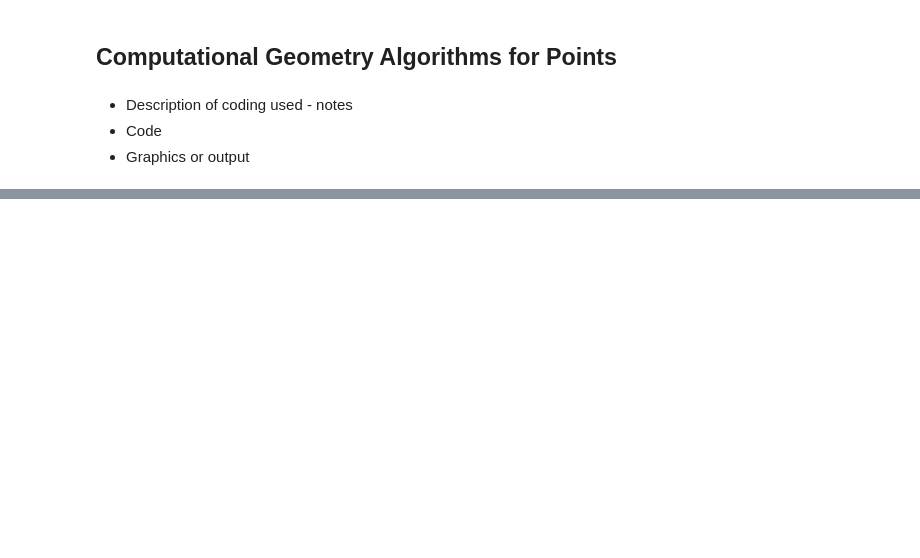
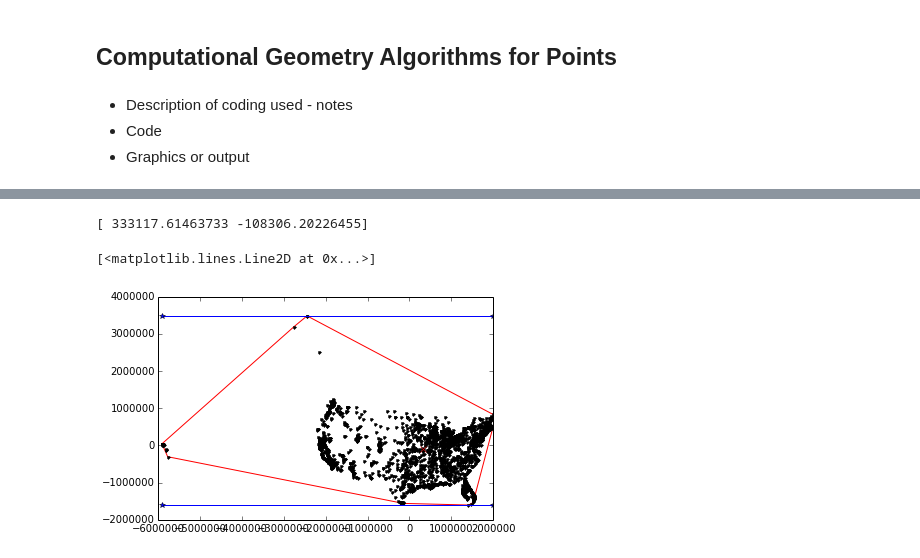
Before and after one commit to bspark05/GPH598_Project1, a Jupyter notebook: PointPatternData.ipynb, the cells around one changed output, grey strips where cells are left out. Cells and saved outputs as stored; diff of their text form; code cells hidden in the pictures; blank space fills up the shorter version.

```diff
--- a/PointPatternData.ipynb
+++ b/PointPatternData.ipynb
@@ -35,0 +222,12 @@ def openFile(connectionString, mode='r'):
+# %%
+meanCenterArray = []
+meanCenterArray = stat.meanCenter(inputPoints)
+print(meanCenterArray)
+plt.plot(convexHullArray[:,0], convexHullArray[:,1], 'r-')
+plt.plot(inputArray[:,0], inputArray[:,1], 'k.')
+plt.plot(mbrArray[:,0], mbrArray[:,1],'b-*')
+plt.plot(meanCenterArray[0],meanCenterArray[1], 'rx')
+# %% [output]
+[ 333117.61463733 -108306.20226455]
+[<matplotlib.lines.Line2D at 0x...>]
+[figure, added]
```
Also changed, not shown: parts of 19 cells of this notebook.
